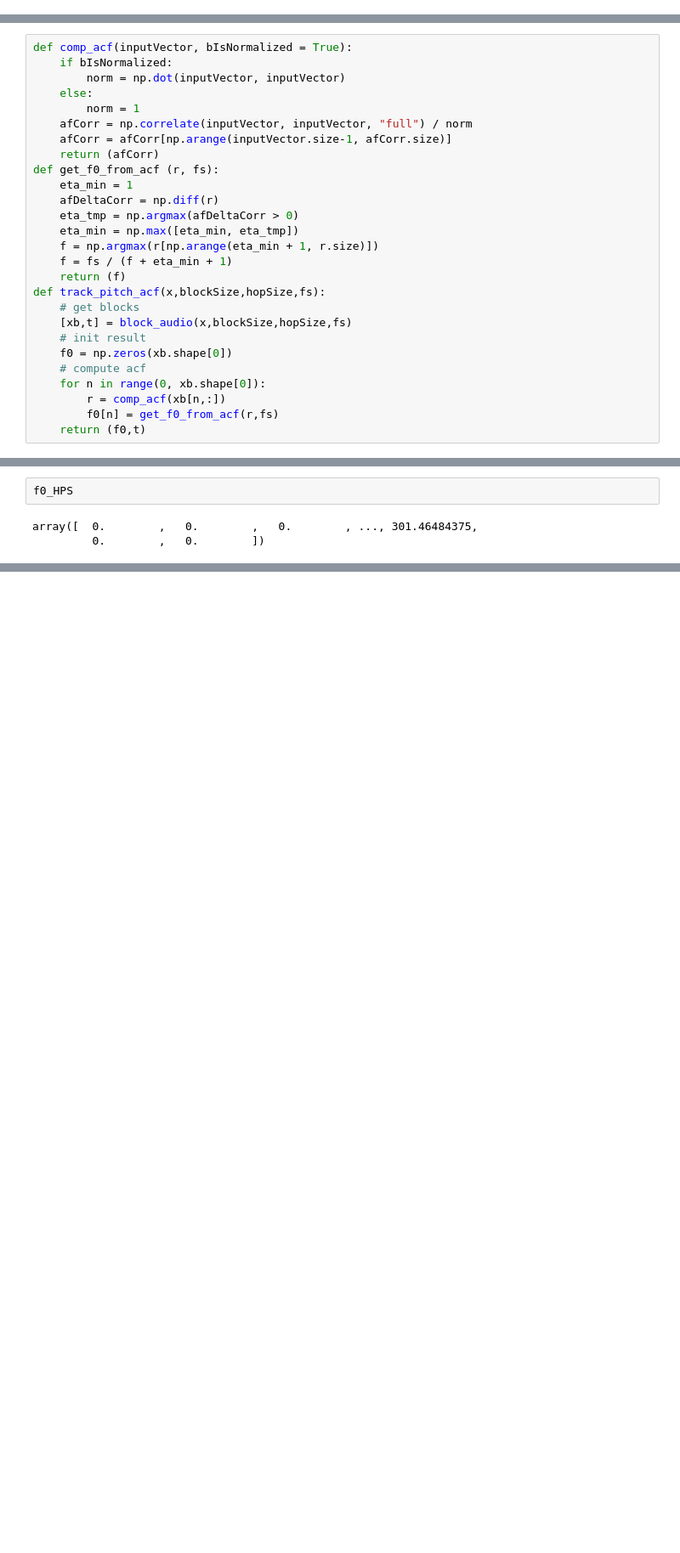
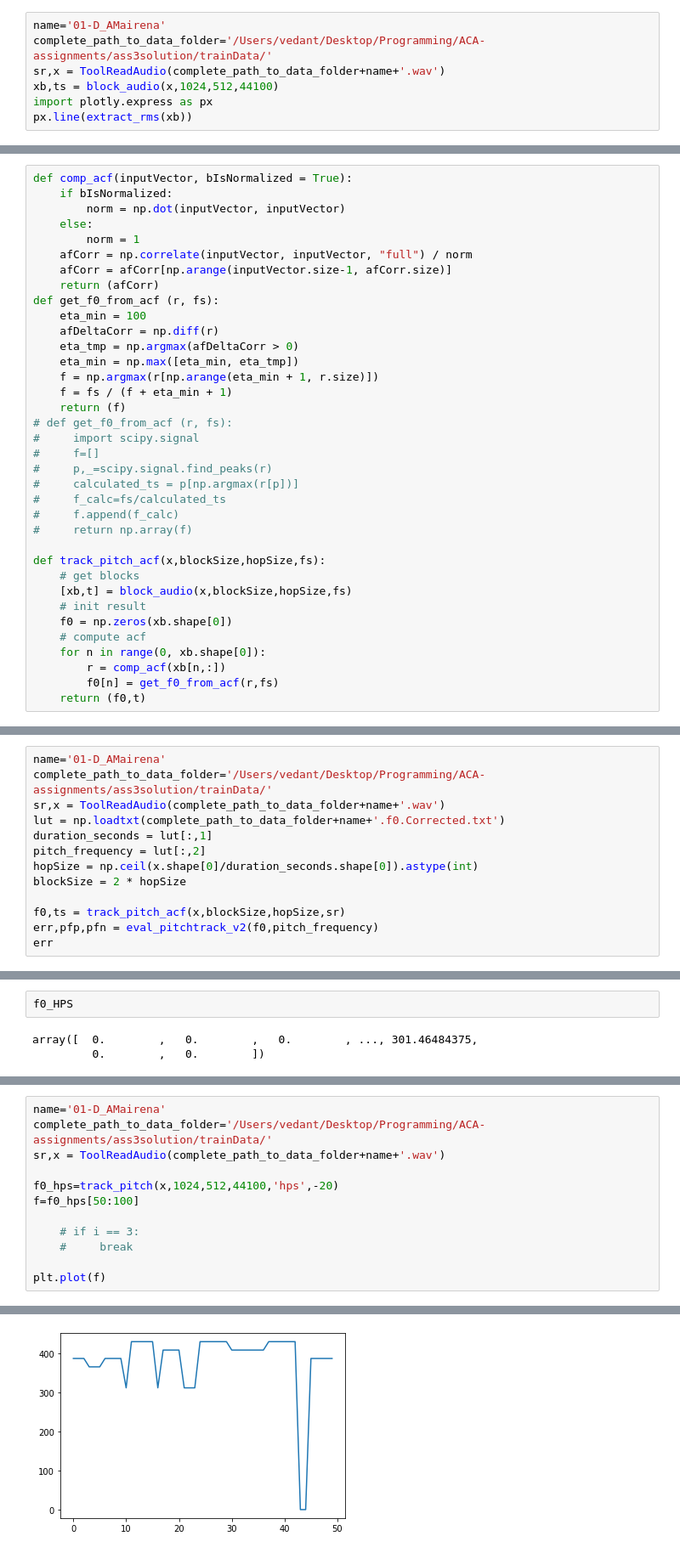
Before and after one commit to talker93/ass3solution, a Jupyter notebook: vedant.ipynb, the cells around one changed output, grey strips where cells are left out. Shown at 85% size. Saved outputs shown, nothing was run; the diff lists cells and outputs as text; blank space fills up the shorter version.

```diff
--- a/vedant.ipynb
+++ b/vedant.ipynb
@@ -527,3 +515,10 @@ def run_evaluation (complete_path_to_data_folder):
             errCentRms = errCentRms + (err ** 2)
     errCentRms = np.sqrt(errCentRms/files)
     return errCentRms
+# %%
+name='01-D_AMairena'
+complete_path_to_data_folder='/Users/vedant/Desktop/Programming/ACA-assignments/ass3solution/trainData/'
+sr,x = ToolReadAudio(complete_path_to_data_folder+name+'.wav')
+xb,ts = block_audio(x,1024,512,44100)
+import plotly.express as px
+px.line(extract_rms(xb))
@@ -607,13 +604,22 @@ def comp_acf(inputVector, bIsNormalized = True):
     afCorr = afCorr[np.arange(inputVector.size-1, afCorr.size)]
     return (afCorr)
 def get_f0_from_acf (r, fs):
-    eta_min = 1
+    eta_min = 100
     afDeltaCorr = np.diff(r)
     eta_tmp = np.argmax(afDeltaCorr > 0)
     eta_min = np.max([eta_min, eta_tmp])
     f = np.argmax(r[np.arange(eta_min + 1, r.size)])
     f = fs / (f + eta_min + 1)
     return (f)
+# def get_f0_from_acf (r, fs):
+#     import scipy.signal
+#     f=[]
+#     p,_=scipy.signal.find_peaks(r)
+#     calculated_ts = p[np.argmax(r[p])]
+#     f_calc=fs/calculated_ts
+#     f.append(f_calc)
+#     return np.array(f)
+
 def track_pitch_acf(x,blockSize,hopSize,fs):
     # get blocks
     [xb,t] = block_audio(x,blockSize,hopSize,fs)
@@ -644,0 +654,13 @@ def track_pitch(x,blockSize,hopSize,fs,method,voicingThres):
+# %%
+name='01-D_AMairena'
+complete_path_to_data_folder='/Users/vedant/Desktop/Programming/ACA-assignments/ass3solution/trainData/'
+sr,x = ToolReadAudio(complete_path_to_data_folder+name+'.wav')
+lut = np.loadtxt(complete_path_to_data_folder+name+'.f0.Corrected.txt')
+duration_seconds = lut[:,1]
+pitch_frequency = lut[:,2]
+hopSize = np.ceil(x.shape[0]/duration_seconds.shape[0]).astype(int)
+blockSize = 2 * hopSize
+
+f0,ts = track_pitch_acf(x,blockSize,hopSize,sr)
+err,pfp,pfn = eval_pitchtrack_v2(f0,pitch_frequency)
+err
@@ -714,0 +830,13 @@ print(eval_pitchtrack_v2(f0_hps,pitch_frequency))
+# %%
+name='01-D_AMairena'
+complete_path_to_data_folder='/Users/vedant/Desktop/Programming/ACA-assignments/ass3solution/trainData/'
+sr,x = ToolReadAudio(complete_path_to_data_folder+name+'.wav')
+
+f0_hps=track_pitch(x,1024,512,44100,'hps',-20)
+f=f0_hps[50:100]
+
+    # if i == 3:
+    #     break
+
+plt.plot(f)
+# %% [output]
@@ -714,0 +862 @@ print(eval_pitchtrack_v2(f0_hps,pitch_frequency))
+[figure, added]
```
Also changed, not shown: parts of 28 cells of this notebook, 2 other files.
